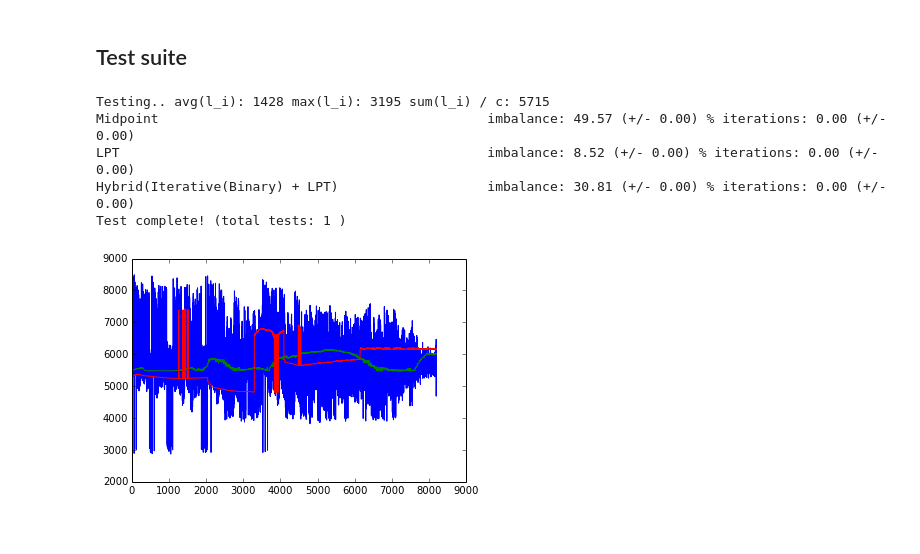
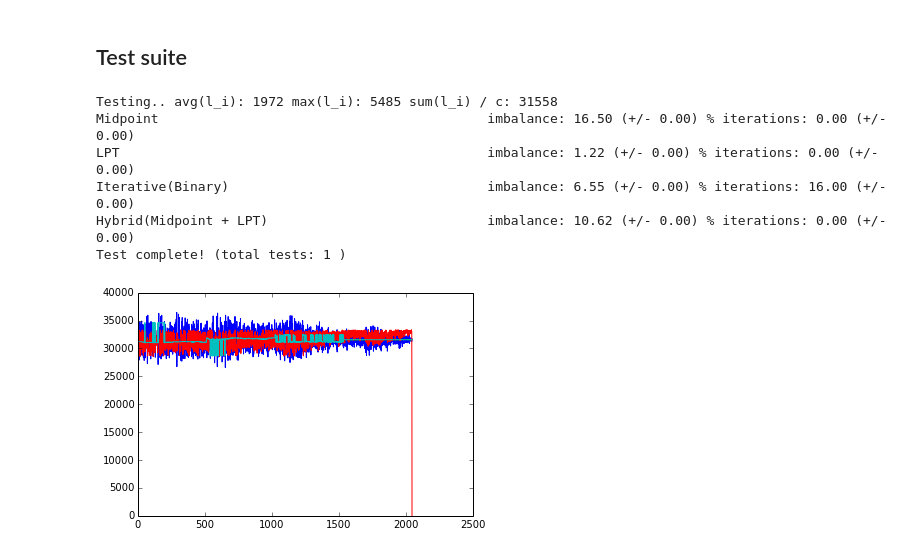
Before and after one commit to meistero/Samoa, a Jupyter notebook: scripts/python/load_balancing.ipynb, the cells around one changed output. Drawn from its saved outputs; the diff is of its cells as text; code cells hidden in the pictures.

```diff
--- a/scripts/python/load_balancing.ipynb
+++ b/scripts/python/load_balancing.ipynb
@@ -315,7 +315,8 @@ def run_test(c, n, mu, sigma, max_tests):
         methods.append(Iterative_Linear())
 
     methods.append(LPT())
-    methods.append(Hybrid(Iterative_Binary(), LPT(), 4))
+    methods.append(Iterative_Binary())
+    methods.append(Hybrid(Midpoint_Cutoff(), LPT(), 4))
 
     while(i_tests < max_tests):
         l = sin_noise(mu, sigma, n, lambda f: 1.0/f)
@@ -338,11 +339,12 @@ def run_test(c, n, mu, sigma, max_tests):
         sol, empty, iters = method(l, c)
         plt.plot(xrange(0, c), sol)
 # %%
-run_test(8192, 32768, 1000, 1000, 1)
+run_test(2048, 32768, 1000, 2000, 1)
 # %% [output]
-Testing.. avg(l_i): 1428 max(l_i): 3195 sum(l_i) / c: 5715
-Midpoint                                          imbalance: 49.57 (+/- 0.00) % iterations: 0.00 (+/- 0.00)
-LPT                                               imbalance: 8.52 (+/- 0.00) % iterations: 0.00 (+/- 0.00)
-Hybrid(Iterative(Binary) + LPT)                   imbalance: 30.81 (+/- 0.00) % iterations: 0.00 (+/- 0.00)
+Testing.. avg(l_i): 1972 max(l_i): 5485 sum(l_i) / c: 31558
+Midpoint                                          imbalance: 16.50 (+/- 0.00) % iterations: 0.00 (+/- 0.00)
+LPT                                               imbalance: 1.22 (+/- 0.00) % iterations: 0.00 (+/- 0.00)
+Iterative(Binary)                                 imbalance: 6.55 (+/- 0.00) % iterations: 16.00 (+/- 0.00)
+Hybrid(Midpoint + LPT)                            imbalance: 10.62 (+/- 0.00) % iterations: 0.00 (+/- 0.00)
 Test complete! (total tests: 1 )
-[figure, old version]
+[figure, new version]
```
Also changed, not shown: 10 other files.
